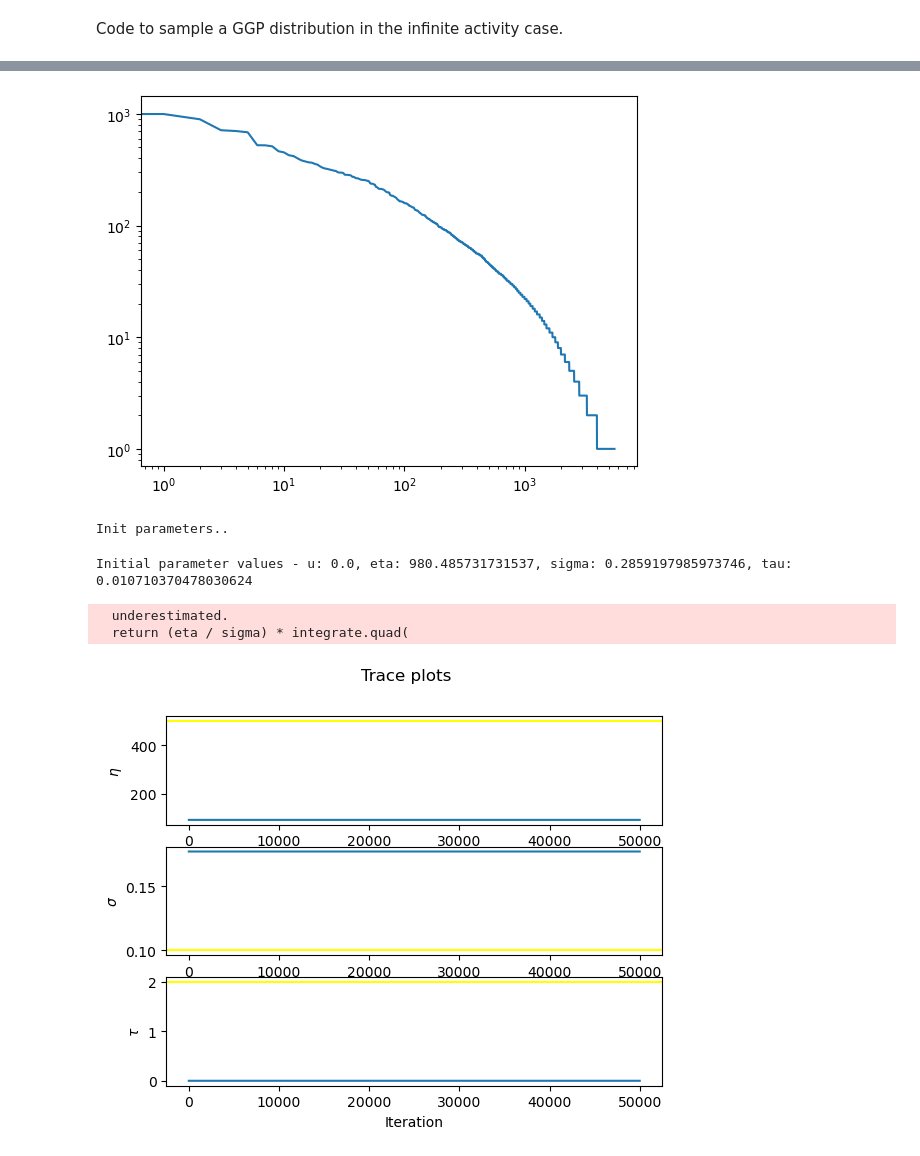
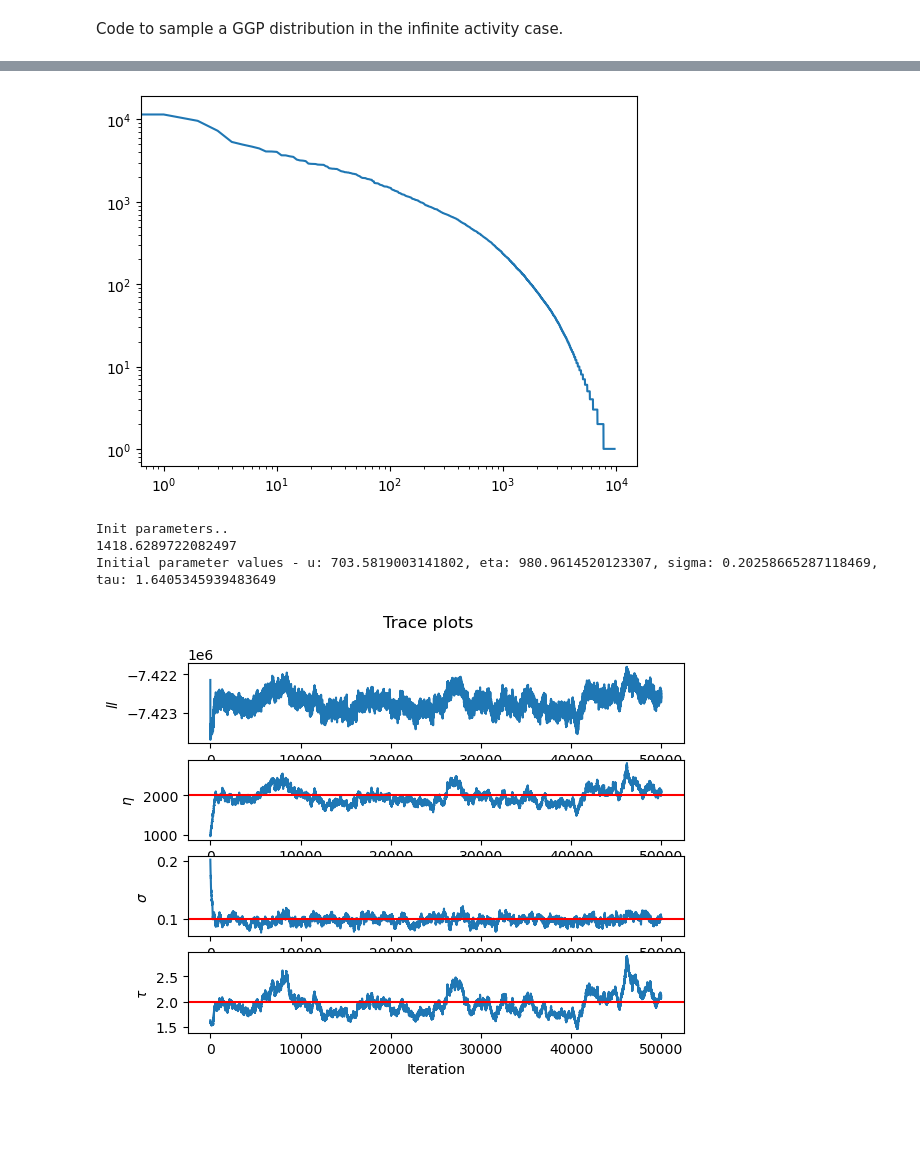
Before and after one commit to bobmnc/bayesian_project, a Jupyter notebook: experiments.ipynb, the cells around one changed output, grey strips where cells are left out. Drawn from its saved outputs; the diff is of its cells as text; code cells hidden in the pictures; blank space fills up the shorter version.

```diff
--- a/experiments.ipynb
+++ b/experiments.ipynb
@@ -70,7 +73,7 @@ sigma_true = 0.1
 c_true = 1.0
 tau_true = 2.0
 T = 1e-8
-n = 100000
+n = 1000000
 W_true = sample_gbfry(eta_true, sigma_true, c_true, tau_true, T)
 counts = np.random.poisson(lam=n * W_true / np.sum(W_true))
 counts = counts[counts > 0]
@@ -82,7 +85,7 @@ plt.loglog(counts)
 # %%
 _ = plt.loglog(np.sort(counts)[::-1])
 # %% [output]
-[figure, old version]
+[figure, new version]
 # %%
 def gbfry_psi(t, eta, sigma, c, tau):
     return (eta / sigma) * integrate.quad(
@@ -105,7 +108,7 @@ def grad_ll_gbfry(ty, counts, u, sigma, c, tau):
 
 def estimate_tau(counts):
     sorted_counts = np.sort(counts)[::-1]
-    lr = LinearRegression().fit(np.log(np.arange(100, 200)).reshape(-1, 1), sorted_counts[100:200])
+    lr = LinearRegression().fit(np.log(np.arange(100, 200)).reshape(-1, 1), np.log(sorted_counts[100:200]))
     tau = -1 / lr.coef_[0]
     return tau
 
@@ -214,21 +217,22 @@ n_samples = 50000
 results = fit_gbfry(counts, n_samples)
 # %% [output]
 Init parameters..
+1418.6289722082497
+Initial parameter values - u: 703.5819003141802, eta: 980.9614520123307, sigma: 0.20258665287118469, tau: 1.6405345939483649
-Initial parameter values - u: 0.0, eta: 980.485731731537, sigma: 0.2859197985973746, tau: 0.010710370478030624
-  underestimated.
-  return (eta / sigma) * integrate.quad(
 # %%
-def trace_plot(ax, x, target_value, value_name=""):
+def trace_plot(ax, x, target_value=None, value_name=""):
     ax.plot(x)
     ax.set_xlabel("Iteration")
     ax.set_ylabel(value_name)
-    ax.axhline(y=target_value, color="yellow")
+    if target_value is not None:
+        ax.axhline(y=target_value, color="r")
 # %%
-fig, ax = plt.subplots(3)
+fig, ax = plt.subplots(4)
 fig.suptitle("Trace plots")
-trace_plot(ax[0], results["eta"], eta_true, r"$\eta$")
-trace_plot(ax[1], results["sigma"], sigma_true, r"$\sigma$")
-trace_plot(ax[2], results["tau"], tau_true, r"$\tau$")
+trace_plot(ax[0], results["ll"], value_name=r"$ll$")
+trace_plot(ax[1], results["eta"], eta_true, r"$\eta$")
+trace_plot(ax[2], results["sigma"], sigma_true, r"$\sigma$")
+trace_plot(ax[3], results["tau"], tau_true, r"$\tau$")
 plt.show()
 # %% [output]
-[figure, old version]
+[figure, new version]
```
Also changed, not shown: parts of 7 cells of this notebook.
